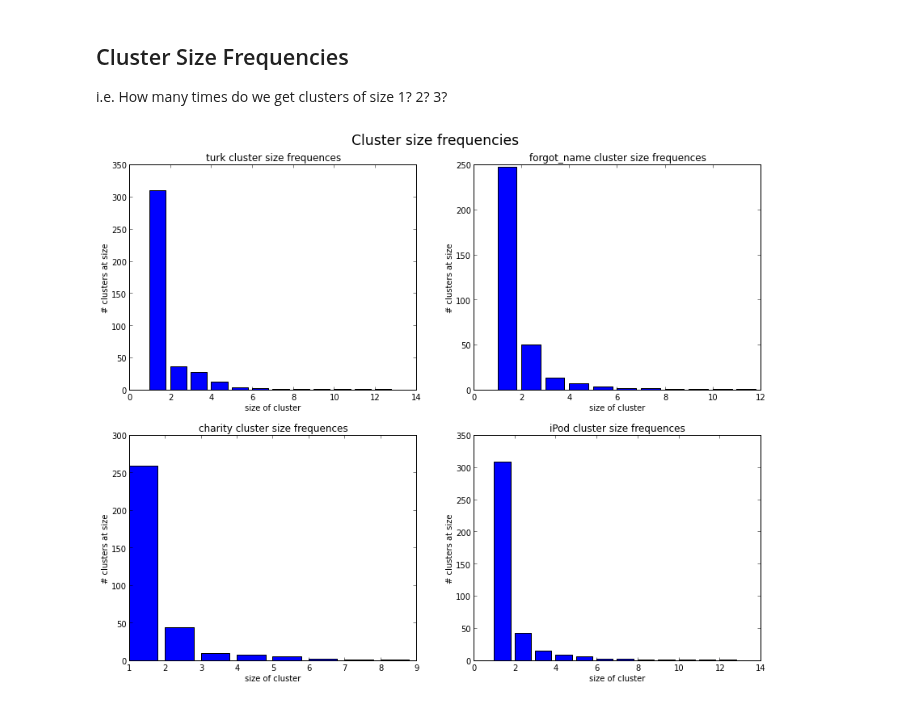
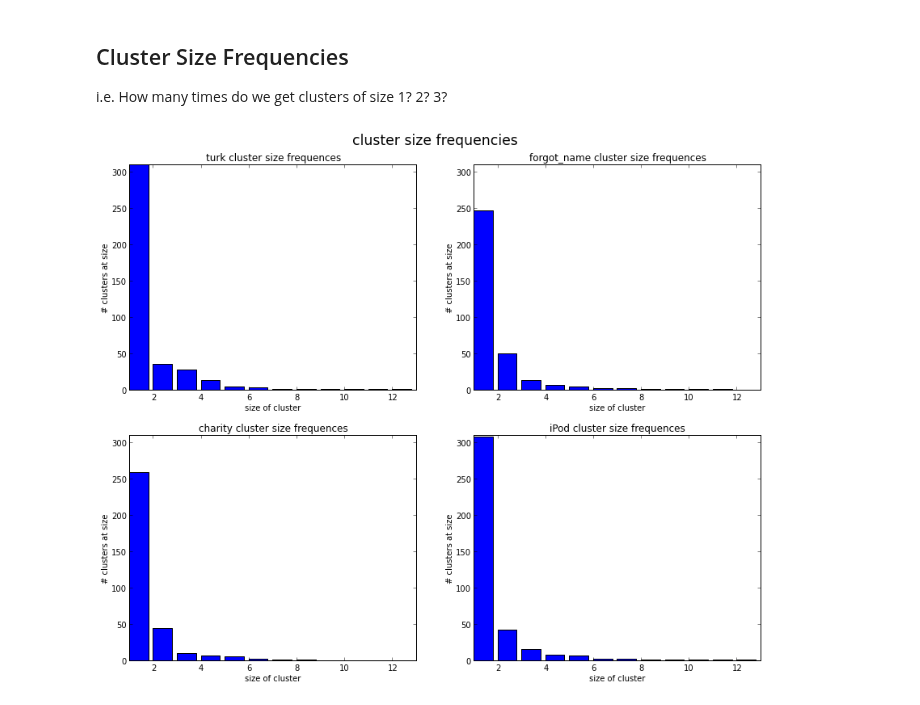
Before and after one commit to filkry/crowbrain, a Jupyter notebook: exps/post_pilot12_13_stats.ipynb, the cells around one changed output. Cells and saved outputs as stored; diff of their text form; code cells hidden in the pictures.

```diff
--- a/exps/post_pilot12_13_stats.ipynb
+++ b/exps/post_pilot12_13_stats.ipynb
@@ -203,27 +216,51 @@ Number of clusters for question code charity : 329
 
 i.e. How many times do we get clusters of size 1? 2? 3?
 # %%
-def cluster_size_frequencies(qc):
+def cluster_size_frequencies(qc, normalize=False):
     sub_df = df[df['question_code'] == qc]
     cluster_sizes = sub_df['fixed_cluster_number'].value_counts()
-    return cluster_sizes.value_counts()
+
+    abs_freqs = cluster_sizes.value_counts()
+
+    if normalize:
+        return abs_freqs / float(len(sub_df))
+    else:
+        return abs_freqs
 # %%
-def plot_cluster_size_hists():
+def plot_cluster_size_hists(plot_title, normalize=False, minimum_size = 1):
     rows = 2
     fig = figure(1, figsize=(14,rows * 5.5))
-    fig.text(0.5,0.95, "Cluster size frequencies",
+    fig.text(0.5,0.95, plot_title,
              horizontalalignment='center',verticalalignment='top', size='xx-large')
+
+    xmin = minimum_size
+    ymin = 0
+    xmax = 0
+    ymax = 0
+
+    # This is going fast for now, but if slowdown occurs cache results
+    for qc in question_codes:
+        ys = cluster_size_frequencies(qc, normalize)
+        ymax = max(ymax, max(ys[minimum_size-1:]))
+        xmax = max(xmax, len(ys) + 1)
+
     for i, qc in enumerate(question_codes):
-        ys = cluster_size_frequencies(qc)
+        ys = cluster_size_frequencies(qc, normalize)
         xs = range(1, len(ys)+1)
 
         subplot(rows, 2, i)
         bar(xs, ys)
 
         xlabel('size of cluster')
-        ylabel('# clusters at size')
+        xlim(xmin, xmax)
+        ylim(ymin, ymax)
+
+        if normalize:
+            ylabel('normalized # clusters at size')
+        else:
+            ylabel('# clusters at size')
         title("%s cluster size frequences" % qc)
 
-plot_cluster_size_hists()
+plot_cluster_size_hists("cluster size frequencies")
 # %% [output]
-[figure, old version]
+[figure, new version]
```
Also changed, not shown: parts of 8 cells of this notebook.
